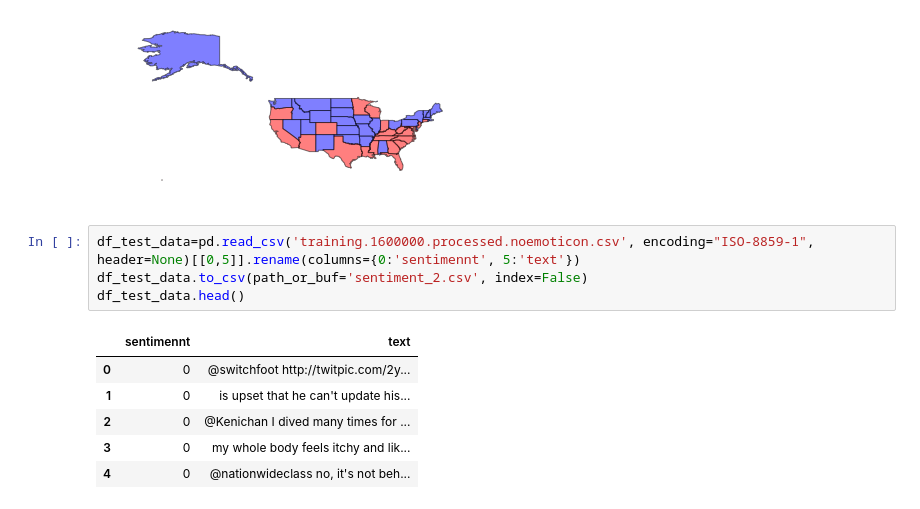
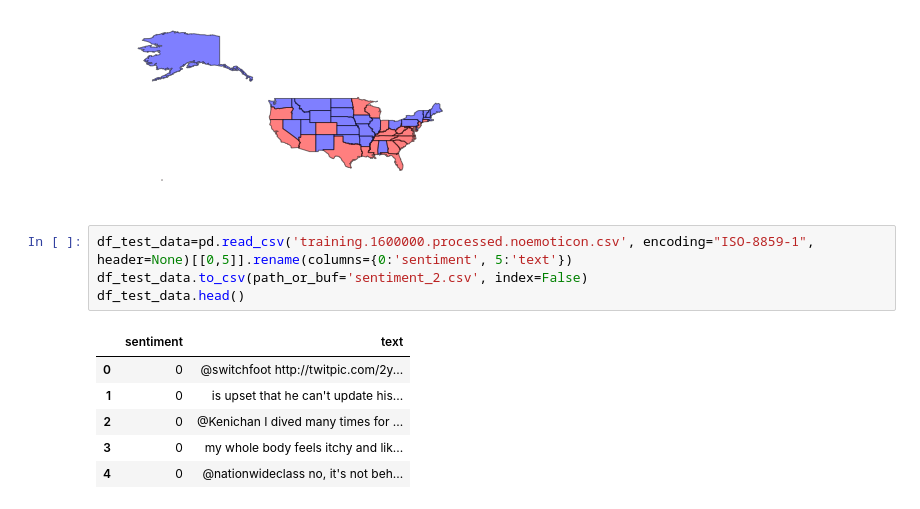
Before and after one commit to corne12345/FoDS1, a Jupyter notebook: Untitled.ipynb, the cells around one changed output. Saved outputs shown, nothing was run; the diff lists cells and outputs as text.

```diff
--- a/Untitled.ipynb
+++ b/Untitled.ipynb
@@ -361,11 +392,11 @@ create_map(d3, diff=True)
 # %% [output]
 [figure]
 # %%
-df_test_data=pd.read_csv('training.1600000.processed.noemoticon.csv', encoding="ISO-8859-1", header=None)[[0,5]].rename(columns={0:'sentimennt', 5:'text'})
+df_test_data=pd.read_csv('training.1600000.processed.noemoticon.csv', encoding="ISO-8859-1", header=None)[[0,5]].rename(columns={0:'sentiment', 5:'text'})
 df_test_data.to_csv(path_or_buf='sentiment_2.csv', index=False)
 df_test_data.head()
 # %% [output]
-|  | sentimennt | text |
+|  | sentiment | text |
 | 0 | 0 | @switchfoot http://twitpic.com/2y... |
 | 1 | 0 | is upset that he can't update his... |
 | 2 | 0 | @Kenichan I dived many times for ... |
```
Also changed, not shown: parts of 8 cells of this notebook, 6 other files.
